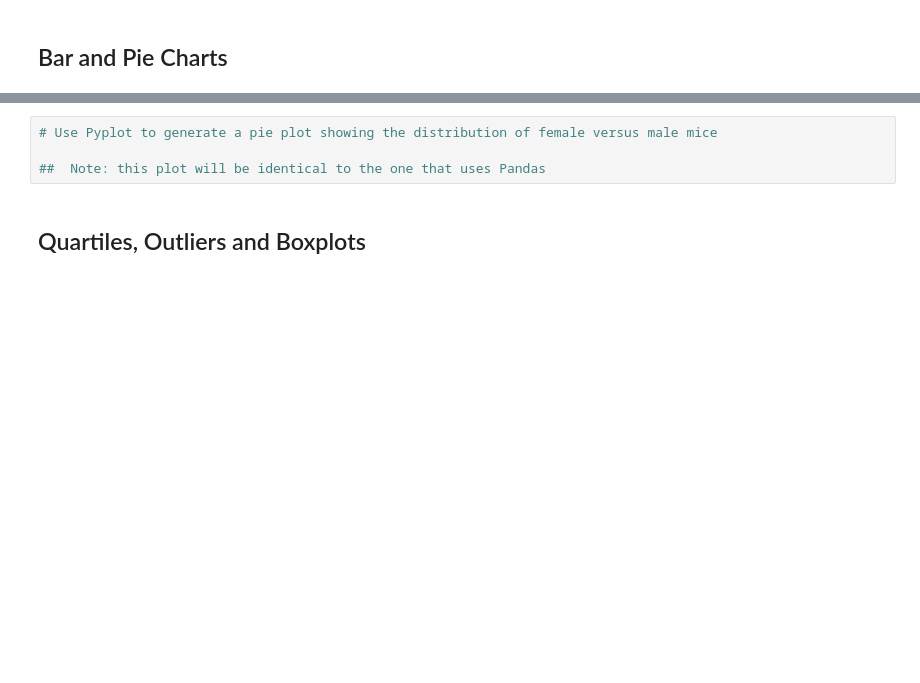
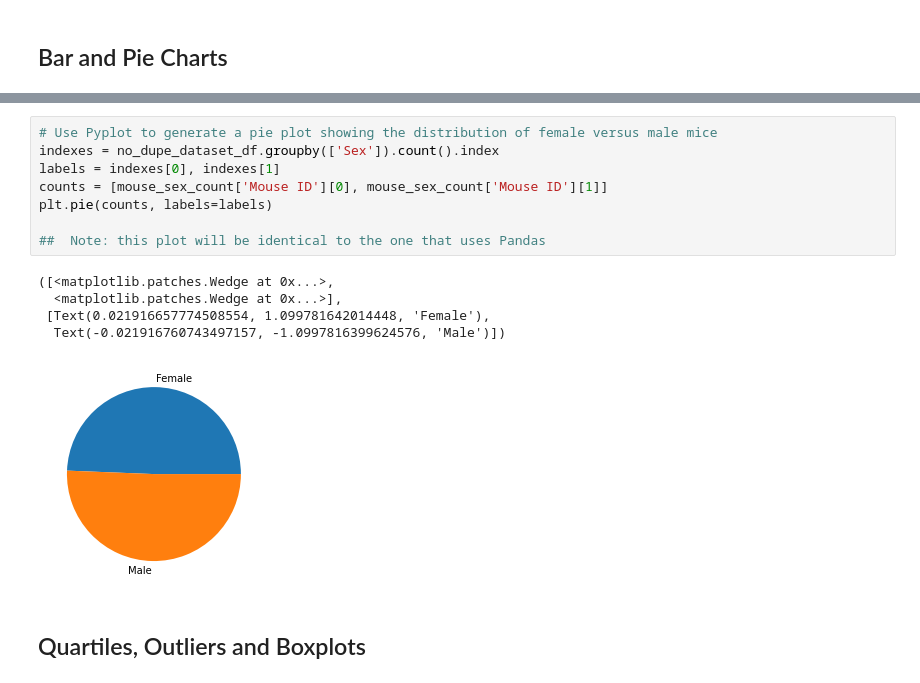
Before and after one commit to rabscuttle/matplotlib-challenge, a Jupyter notebook: pymaceuticals_starter.ipynb, the cells around one changed output, grey strips where cells are left out. Saved outputs shown, nothing was run; the diff lists cells and outputs as text; blank space fills up the shorter version.

```diff
--- a/pymaceuticals_starter.ipynb
+++ b/pymaceuticals_starter.ipynb
@@ -140,7 +153,17 @@ plt.xticks(rotation='vertical')
 # %%
 # Use Pyplot to generate a pie plot showing the distribution of female versus male mice
+indexes = no_dupe_dataset_df.groupby(['Sex']).count().index
+labels = indexes[0], indexes[1]
+counts = [mouse_sex_count['Mouse ID'][0], mouse_sex_count['Mouse ID'][1]]
+plt.pie(counts, labels=labels)
 
 ##  Note: this plot will be identical to the one that uses Pandas
+# %% [output]
+([<matplotlib.patches.Wedge at 0x...>,
+  <matplotlib.patches.Wedge at 0x...>],
+ [Text(0.021916657774508554, 1.099781642014448, 'Female'),
+  Text(-0.021916760743497157, -1.0997816399624576, 'Male')])
+[figure, added]
 # %% [markdown]
 ## Quartiles, Outliers and Boxplots
 # %%
```
Also changed, not shown: parts of 14 cells of this notebook.
